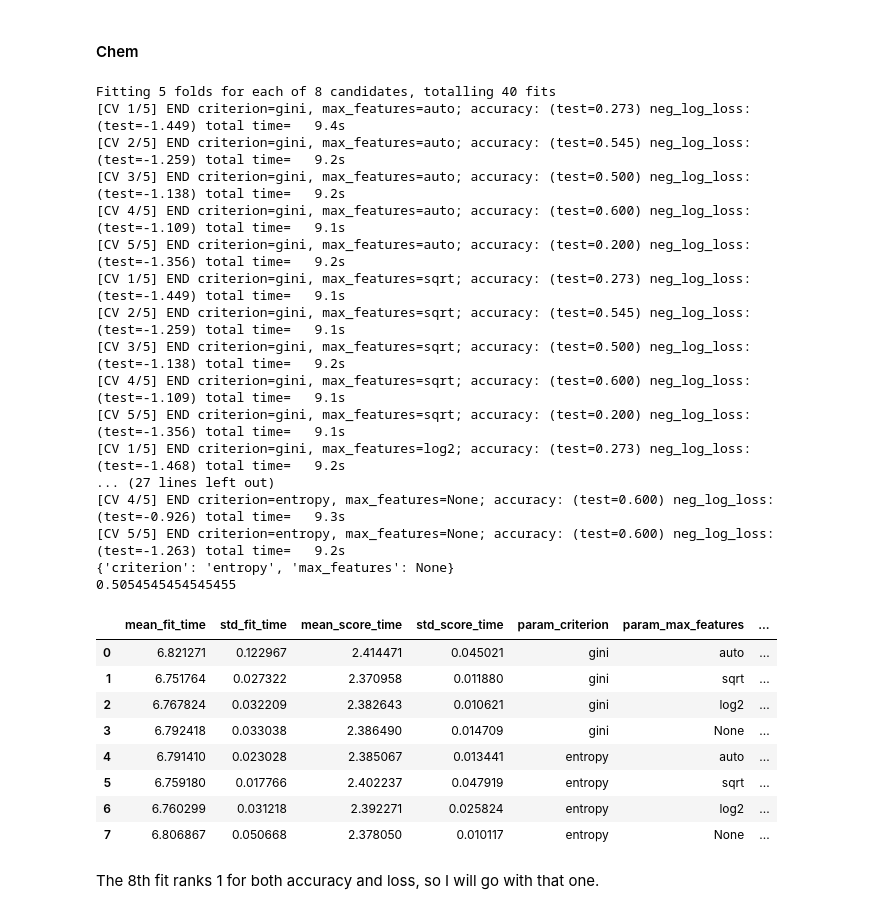
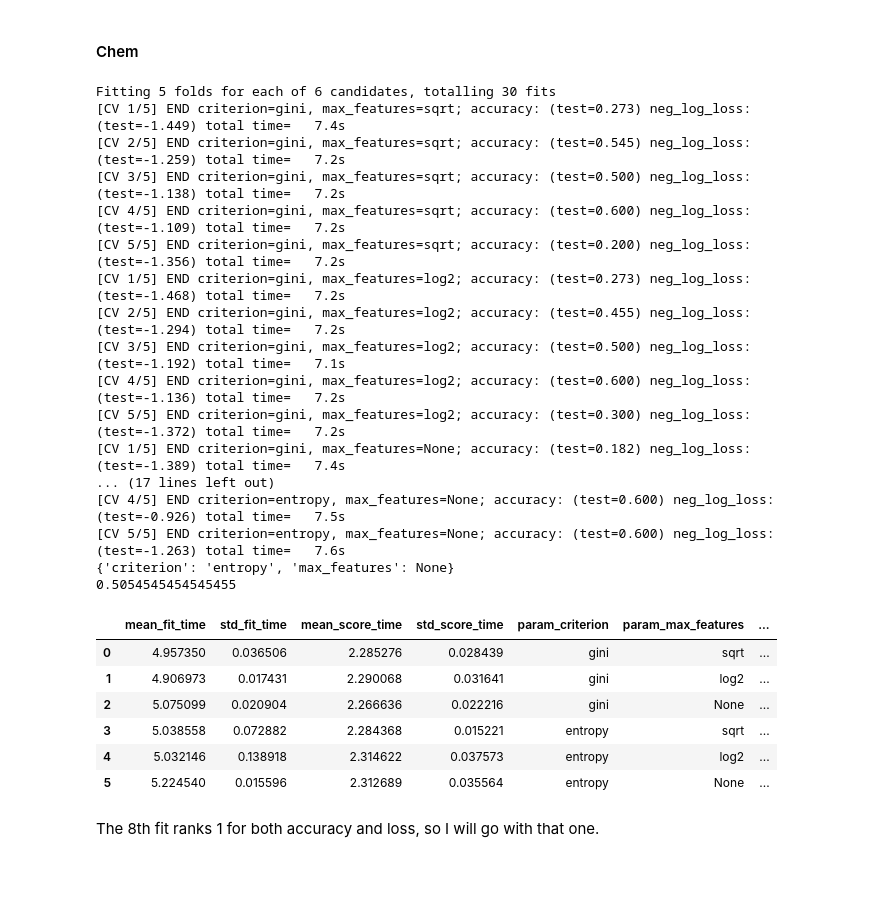
Before and after one commit to Meir-Alelov/Natural-Product-Classifier, a Jupyter notebook: notebooks/data_cleaning.ipynb, the cells around one changed output. Drawn from its saved outputs; the diff is of its cells as text; code cells hidden in the pictures; blank space fills up the shorter version.

```diff
--- a/notebooks/data_cleaning.ipynb
+++ b/notebooks/data_cleaning.ipynb
@@ -923,7 +933,7 @@ I have also already tweaked certain parameters to account for overfitting, so I
 # %%
 # setting up paremeters I would like to include in the grid search
 params_rfc = {
-    'max_features': ['auto', 'sqrt', 'log2', None],
+    'max_features': ['sqrt', 'log2', None],
     'criterion' : ['gini', 'entropy']}
 
 # because I want to account for randomness, I am doing a grid search CV with 5 splits.
@@ -1869,48 +2032,46 @@ Fit 8 has the best performing accuracy.
 #### Chem
 # %%
 params_rfc = {
-        'max_features': ['auto', 'sqrt', 'log2', None],
+        'max_features': ['sqrt', 'log2', None],
         'criterion' : ['gini', 'entropy']}
 
 gs_rfc_chem = GridSearchCV(rfc_chem_model,
                            params_rfc,
                            scoring=['accuracy','neg_log_loss'],
                            refit='accuracy',
                            cv=5,
                            verbose=3)
 
 gs_rfc_chem.fit(X3_train, y3_train)
 
 print(gs_rfc_chem.best_params_)
 print(gs_rfc_chem.best_score_)
 pd.DataFrame(gs_rfc_chem.cv_results_)
 # %% [output]
-Fitting 5 folds for each of 8 candidates, totalling 40 fits
-[CV 1/5] END criterion=gini, max_features=auto; accuracy: (test=0.273) neg_log_loss: (test=-1.449) total time=   9.4s
-[CV 2/5] END criterion=gini, max_features=auto; accuracy: (test=0.545) neg_log_loss: (test=-1.259) total time=   9.2s
-[CV 3/5] END criterion=gini, max_features=auto; accuracy: (test=0.500) neg_log_loss: (test=-1.138) total time=   9.2s
-[CV 4/5] END criterion=gini, max_features=auto; accuracy: (test=0.600) neg_log_loss: (test=-1.109) total time=   9.1s
-[CV 5/5] END criterion=gini, max_features=auto; accuracy: (test=0.200) neg_log_loss: (test=-1.356) total time=   9.2s
-[CV 1/5] END criterion=gini, max_features=sqrt; accuracy: (test=0.273) neg_log_loss: (test=-1.449) total time=   9.1s
-[CV 2/5] END criterion=gini, max_features=sqrt; accuracy: (test=0.545) neg_log_loss: (test=-1.259) total time=   9.1s
-[CV 3/5] END criterion=gini, max_features=sqrt; accuracy: (test=0.500) neg_log_loss: (test=-1.138) total time=   9.2s
-[CV 4/5] END criterion=gini, max_features=sqrt; accuracy: (test=0.600) neg_log_loss: (test=-1.109) total time=   9.1s
-[CV 5/5] END criterion=gini, max_features=sqrt; accuracy: (test=0.200) neg_log_loss: (test=-1.356) total time=   9.1s
-[CV 1/5] END criterion=gini, max_features=log2; accuracy: (test=0.273) neg_log_loss: (test=-1.468) total time=   9.2s
-... (27 lines left out)
-[CV 4/5] END criterion=entropy, max_features=None; accuracy: (test=0.600) neg_log_loss: (test=-0.926) total time=   9.3s
-[CV 5/5] END criterion=entropy, max_features=None; accuracy: (test=0.600) neg_log_loss: (test=-1.263) total time=   9.2s
+Fitting 5 folds for each of 6 candidates, totalling 30 fits
+[CV 1/5] END criterion=gini, max_features=sqrt; accuracy: (test=0.273) neg_log_loss: (test=-1.449) total time=   7.4s
+[CV 2/5] END criterion=gini, max_features=sqrt; accuracy: (test=0.545) neg_log_loss: (test=-1.259) total time=   7.2s
+[CV 3/5] END criterion=gini, max_features=sqrt; accuracy: (test=0.500) neg_log_loss: (test=-1.138) total time=   7.2s
+[CV 4/5] END criterion=gini, max_features=sqrt; accuracy: (test=0.600) neg_log_loss: (test=-1.109) total time=   7.2s
+[CV 5/5] END criterion=gini, max_features=sqrt; accuracy: (test=0.200) neg_log_loss: (test=-1.356) total time=   7.2s
+[CV 1/5] END criterion=gini, max_features=log2; accuracy: (test=0.273) neg_log_loss: (test=-1.468) total time=   7.2s
+[CV 2/5] END criterion=gini, max_features=log2; accuracy: (test=0.455) neg_log_loss: (test=-1.294) total time=   7.2s
+[CV 3/5] END criterion=gini, max_features=log2; accuracy: (test=0.500) neg_log_loss: (test=-1.192) total time=   7.1s
+[CV 4/5] END criterion=gini, max_features=log2; accuracy: (test=0.600) neg_log_loss: (test=-1.136) total time=   7.2s
+[CV 5/5] END criterion=gini, max_features=log2; accuracy: (test=0.300) neg_log_loss: (test=-1.372) total time=   7.2s
+[CV 1/5] END criterion=gini, max_features=None; accuracy: (test=0.182) neg_log_loss: (test=-1.389) total time=   7.4s
+... (17 lines left out)
+[CV 4/5] END criterion=entropy, max_features=None; accuracy: (test=0.600) neg_log_loss: (test=-0.926) total time=   7.5s
+[CV 5/5] END criterion=entropy, max_features=None; accuracy: (test=0.600) neg_log_loss: (test=-1.263) total time=   7.6s
 {'criterion': 'entropy', 'max_features': None}
 0.5054545454545455
 |  | mean_fit_time | std_fit_time | mean_score_time | std_score_time | param_criterion | param_max_features | ... |
-| 0 | 6.821271 | 0.122967 | 2.414471 | 0.045021 | gini | auto | ... |
-| 1 | 6.751764 | 0.027322 | 2.370958 | 0.011880 | gini | sqrt | ... |
-| 2 | 6.767824 | 0.032209 | 2.382643 | 0.010621 | gini | log2 | ... |
-| 3 | 6.792418 | 0.033038 | 2.386490 | 0.014709 | gini | None | ... |
-| 4 | 6.791410 | 0.023028 | 2.385067 | 0.013441 | entropy | auto | ... |
-| 5 | 6.759180 | 0.017766 | 2.402237 | 0.047919 | entropy | sqrt | ... |
-| 6 | 6.760299 | 0.031218 | 2.392271 | 0.025824 | entropy | log2 | ... |
-| 7 | 6.806867 | 0.050668 | 2.378050 | 0.010117 | entropy | None | ... |
+| 0 | 4.957350 | 0.036506 | 2.285276 | 0.028439 | gini | sqrt | ... |
+| 1 | 4.906973 | 0.017431 | 2.290068 | 0.031641 | gini | log2 | ... |
+| 2 | 5.075099 | 0.020904 | 2.266636 | 0.022216 | gini | None | ... |
+| 3 | 5.038558 | 0.072882 | 2.284368 | 0.015221 | entropy | sqrt | ... |
+| 4 | 5.032146 | 0.138918 | 2.314622 | 0.037573 | entropy | log2 | ... |
+| 5 | 5.224540 | 0.015596 | 2.312689 | 0.035564 | entropy | None | ... |
 # %% [markdown]
 The 8th fit ranks 1 for both accuracy and loss, so I will go with that one.
 # %% [markdown]
```
Also changed, not shown: parts of 46 cells of this notebook, 3 other files.
